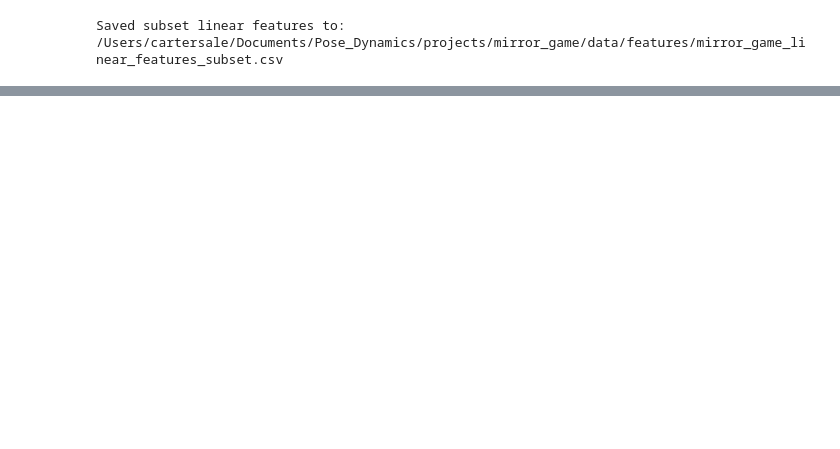
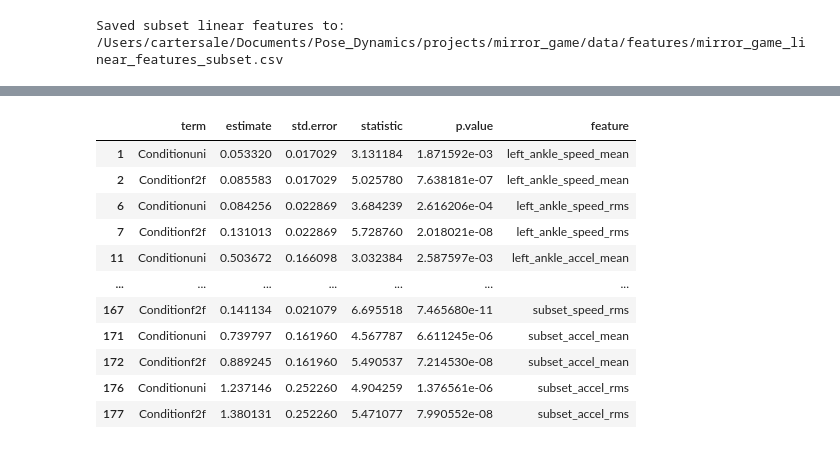
Before and after one commit to MInD-Laboratory/Pose-Dynamics, a Jupyter notebook: projects/mirror_game/notebooks/3_linear_kinematics.ipynb, the cells around one changed output, grey strips where cells are left out. Saved outputs shown, nothing was run; the diff lists cells and outputs as text; code cells hidden in the pictures; blank space fills up the shorter version.

Commit message:
linear features, ami, and fnn for mirror game data

```diff
--- a/projects/mirror_game/notebooks/3_linear_kinematics.ipynb
+++ b/projects/mirror_game/notebooks/3_linear_kinematics.ipynb
@@ -122,0 +138,85 @@ Saved subset linear features to:
+# %%
+import pandas as pd
+from pathlib import Path
+
+import rpy2.robjects as ro
+from rpy2.robjects import pandas2ri, conversion
+
+# --- Load data in Python ---
+df = pd.read_csv(
+    "/Users/cartersale/Documents/Pose_Dynamics/projects/mirror_game/data/features/mirror_game_linear_features_subset.csv"
+)
+
+# --- Send df to R (no deprecated activate) ---
+with conversion.localconverter(ro.default_converter + pandas2ri.converter):
+    rdf = conversion.py2rpy(df)
+
+ro.globalenv["df"] = rdf
+
+# --- Load R packages ---
+ro.r("library(lme4)")
+ro.r("library(lmerTest)")
+
+# --- Make sure R knows the right types ---
+ro.r('''
+df$Condition <- factor(df$Condition, levels = c("b2b","uni","f2f"))
+df$Role      <- factor(df$Role)
+df$Pair      <- factor(df$Pair)
+df$party     <- factor(df$party)
+df$Trial     <- as.numeric(df$Trial)
+''')
+
+# --- Define model runner in R: return the model object ---
+ro.r('''
+run_model <- function(feature_name) {
+    form <- as.formula(
+        paste0(feature_name,
+               " ~ Condition + Role + Trial + (1|Pair) + (1|Pair:party)")
+    )
+    model <- lmer(form, data = df)
+    return(model)
+}
+''')
+
+# --- Define a 'tidy'-like helper in R using base summary() ---
+ro.r('''
+tidy_fixed <- function(model) {
+    s <- summary(model)
+    coefs <- as.data.frame(coef(s))
+    coefs$term <- rownames(coefs)
+    rownames(coefs) <- NULL
+    coefs <- coefs[, c("term","Estimate","Std. Error","t value","Pr(>|t|)")]
+    names(coefs) <- c("term","estimate","std.error","statistic","p.value")
+    return(coefs)
+}
+''')
+
+FEATURE_TAGS = ["speed", "accel", "disp"]
+METRIC_TAGS = ["mean", "rms"]
+
+features = [
+    c for c in df.columns
+    if any(ft in c for ft in FEATURE_TAGS)
+    and any(mt in c for mt in METRIC_TAGS)
+]
+
+fixed_effects_list = []
+
+for feat in features:
+    print(f"Running model for {feat}...")
+    m = ro.r(f'run_model("{feat}")')
+    ro.globalenv["m"] = m
+    fe = ro.r('tidy_fixed(m)')
+
+    with conversion.localconverter(ro.default_converter + pandas2ri.converter):
+        fe_df = conversion.rpy2py(fe)
+
+    fe_df["feature"] = feat
+    fixed_effects_list.append(fe_df)
+
+fe_all = pd.concat(fixed_effects_list, ignore_index=True)
+
+# if you just care about the condition terms:
+fe_cond = fe_all[fe_all["term"].str.startswith("Condition")]
+fe_cond
+# %% [output]
@@ -122,0 +274,12 @@ Saved subset linear features to:
+|  | term | estimate | std.error | statistic | p.value | feature |
+| 1 | Conditionuni | 0.053320 | 0.017029 | 3.131184 | 1.871592e-03 | left_ankle_speed_mean |
+| 2 | Conditionf2f | 0.085583 | 0.017029 | 5.025780 | 7.638181e-07 | left_ankle_speed_mean |
+| 6 | Conditionuni | 0.084256 | 0.022869 | 3.684239 | 2.616206e-04 | left_ankle_speed_rms |
+| 7 | Conditionf2f | 0.131013 | 0.022869 | 5.728760 | 2.018021e-08 | left_ankle_speed_rms |
+| 11 | Conditionuni | 0.503672 | 0.166098 | 3.032384 | 2.587597e-03 | left_ankle_accel_mean |
+| ... | ... | ... | ... | ... | ... | ... |
+| 167 | Conditionf2f | 0.141134 | 0.021079 | 6.695518 | 7.465680e-11 | subset_speed_rms |
+| 171 | Conditionuni | 0.739797 | 0.161960 | 4.567787 | 6.611245e-06 | subset_accel_mean |
+| 172 | Conditionf2f | 0.889245 | 0.161960 | 5.490537 | 7.214530e-08 | subset_accel_mean |
+| 176 | Conditionuni | 1.237146 | 0.252260 | 4.904259 | 1.376561e-06 | subset_accel_rms |
+| 177 | Conditionf2f | 1.380131 | 0.252260 | 5.471077 | 7.990552e-08 | subset_accel_rms |
```
Also changed, not shown: parts of 4 cells of this notebook, 1 other file.
